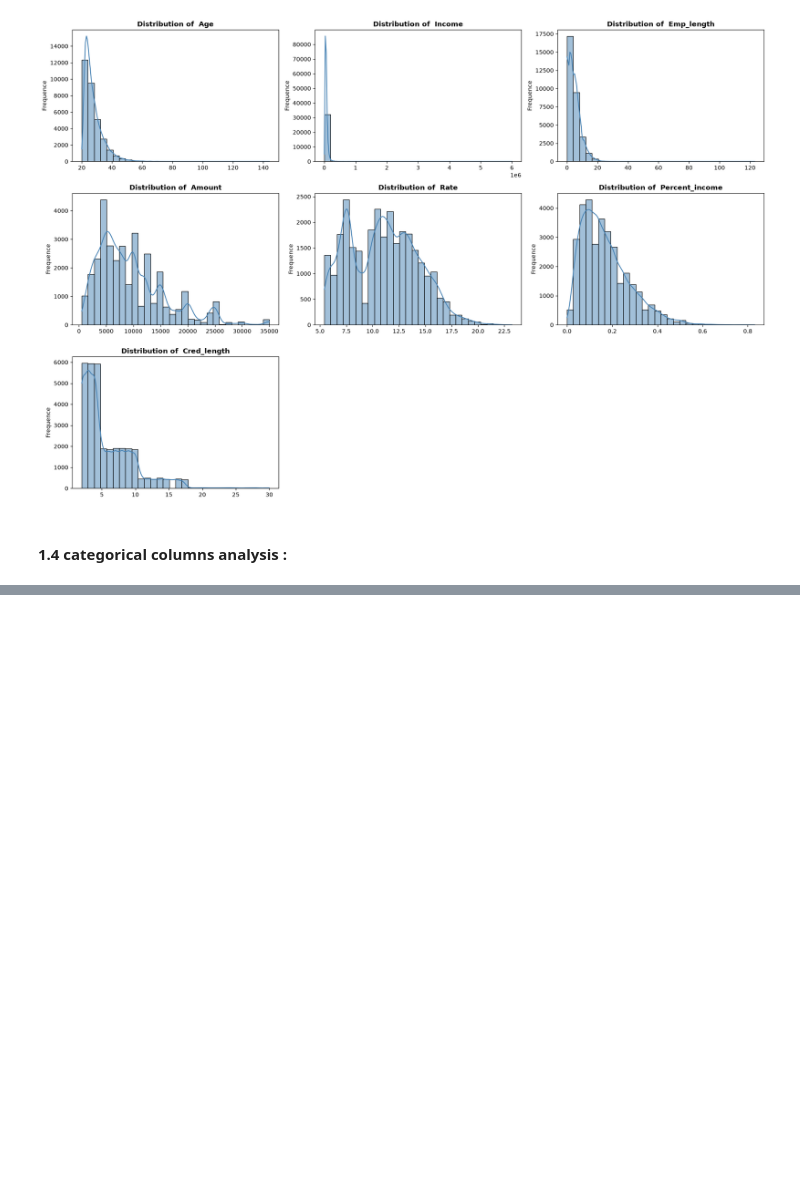
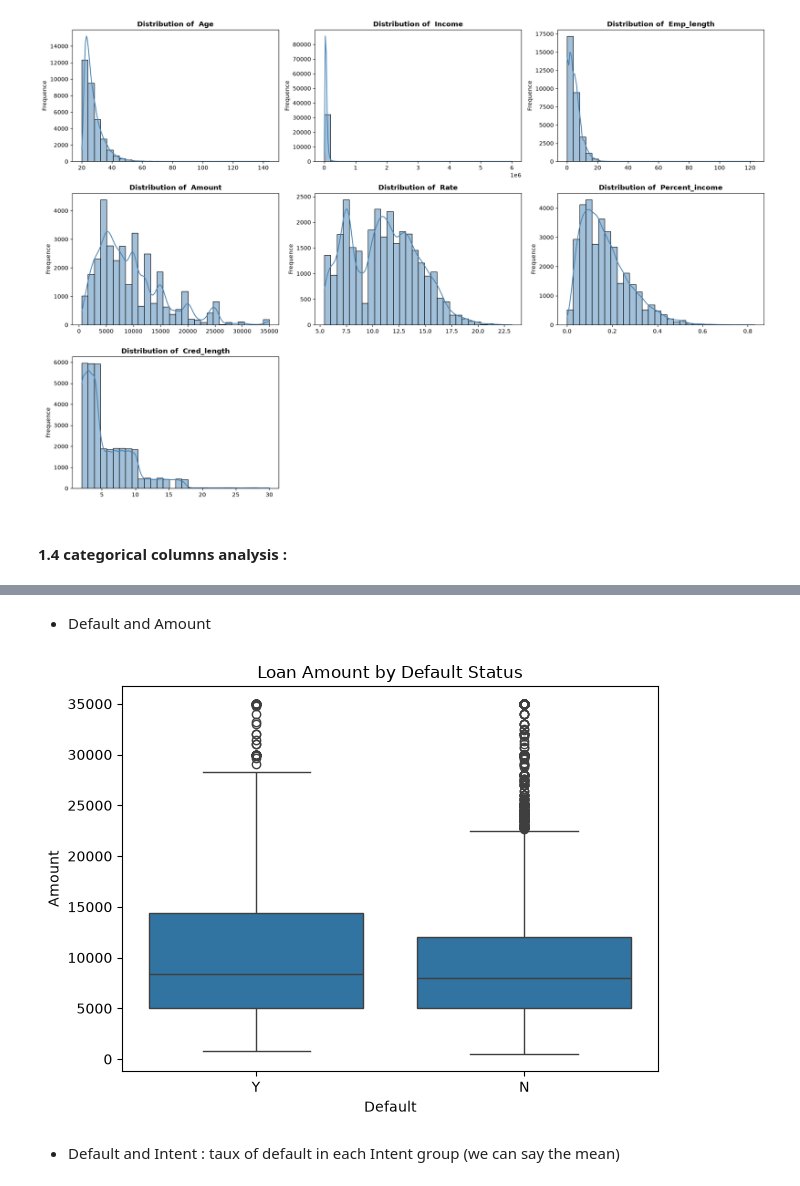
Before and after one commit to AMINEBOUT/Prediction-Model-for-Credits-Risque, a Jupyter notebook: EDA.ipynb, the cells around one changed output, grey strips where cells are left out. Drawn from its saved outputs; the diff is of its cells as text; code cells hidden in the pictures; blank space fills up the shorter version.

```diff
--- a/EDA.ipynb
+++ b/EDA.ipynb
@@ -222,0 +279,12 @@ Name: proportion, dtype: float64
+# %% [markdown]
++ Default and Amount
+# %%
+sns.boxplot(data=df, x="Default", y="Amount")
+
+plt.title("Loan Amount by Default Status")
+plt.tight_layout()
+plt.show()
+# %% [output]
+[figure, added]
+# %% [markdown]
++ Default and Intent : taux of default in each Intent group (we can say the mean)
```
Also changed, not shown: parts of 18 cells of this notebook.
